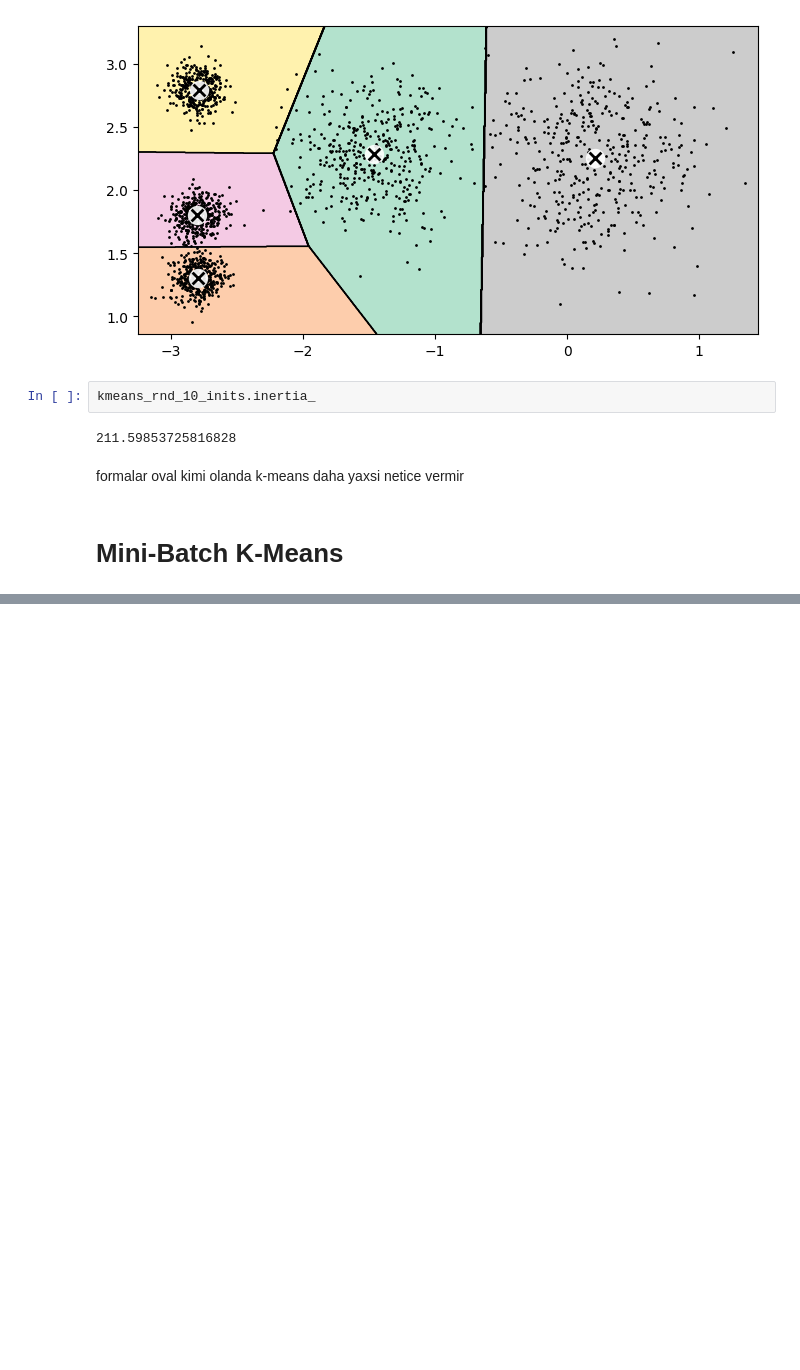
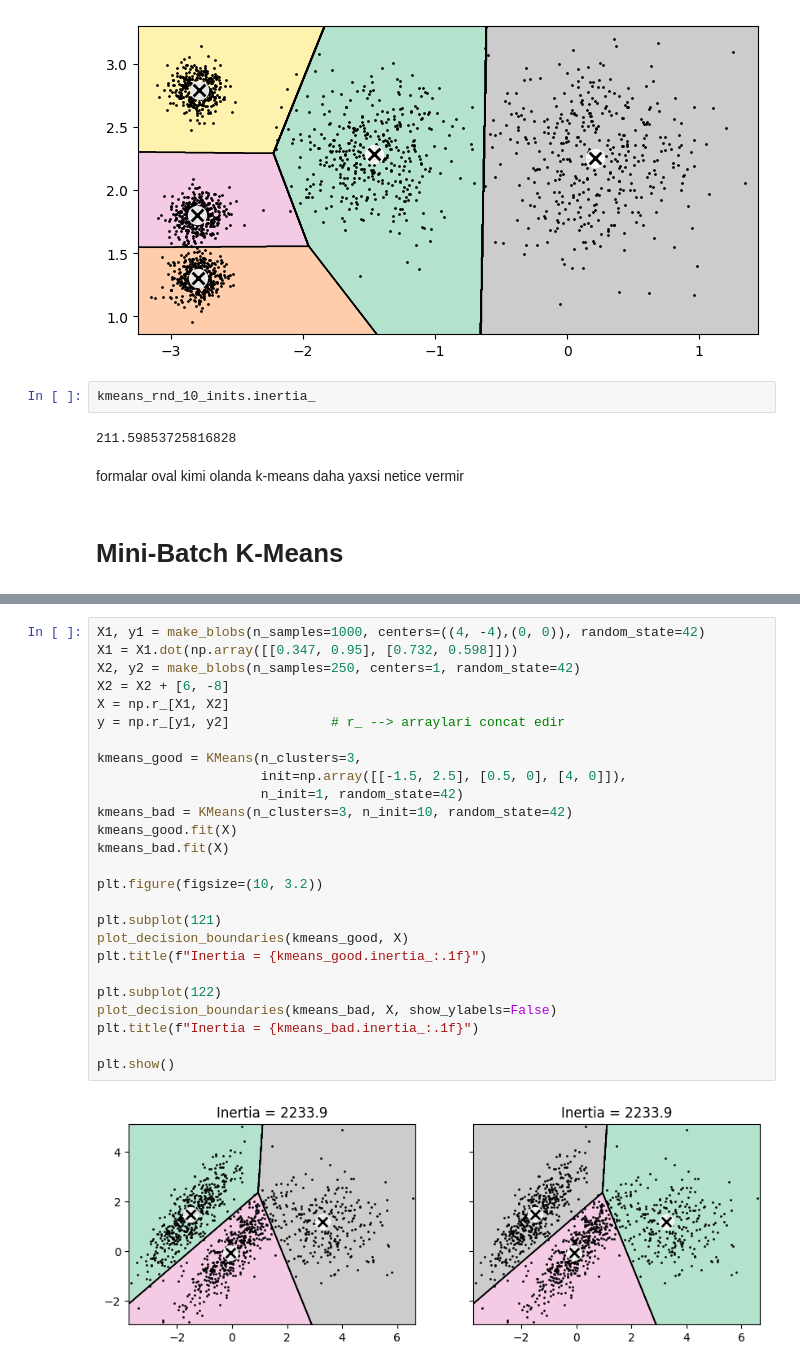
Before and after one commit to IsmayilGasim/AI-Lesson-notes, a Jupyter notebook: Unsupervised_Learning.ipynb, the cells around one changed output, grey strips where cells are left out. Drawn from its saved outputs; the diff is of its cells as text; blank space fills up the shorter version.

```diff
--- a/Unsupervised_Learning.ipynb
+++ b/Unsupervised_Learning.ipynb
@@ -166,0 +201,28 @@ formalar oval kimi olanda k-means daha yaxsi netice vermir
+# %%
+X1, y1 = make_blobs(n_samples=1000, centers=((4, -4),(0, 0)), random_state=42)
+X1 = X1.dot(np.array([[0.347, 0.95], [0.732, 0.598]]))
+X2, y2 = make_blobs(n_samples=250, centers=1, random_state=42)
+X2 = X2 + [6, -8]
+X = np.r_[X1, X2]
+y = np.r_[y1, y2]             # r_ --> arraylari concat edir
+
+kmeans_good = KMeans(n_clusters=3,
+                     init=np.array([[-1.5, 2.5], [0.5, 0], [4, 0]]),
+                     n_init=1, random_state=42)
+kmeans_bad = KMeans(n_clusters=3, n_init=10, random_state=42)
+kmeans_good.fit(X)
+kmeans_bad.fit(X)
+
+plt.figure(figsize=(10, 3.2))
+
+plt.subplot(121)
+plot_decision_boundaries(kmeans_good, X)
+plt.title(f"Inertia = {kmeans_good.inertia_:.1f}")
+
+plt.subplot(122)
+plot_decision_boundaries(kmeans_bad, X, show_ylabels=False)
+plt.title(f"Inertia = {kmeans_bad.inertia_:.1f}")
+
+plt.show()
+# %% [output]
+[figure, added]
```
Also changed, not shown: parts of 14 cells of this notebook.
